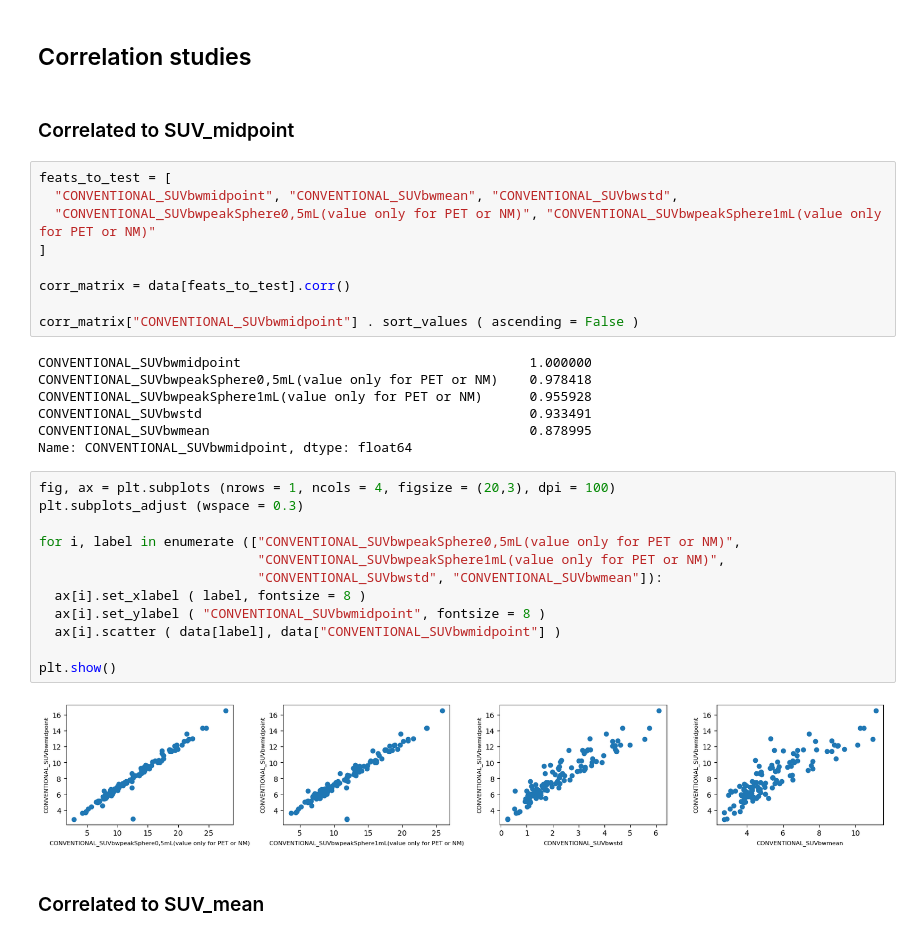
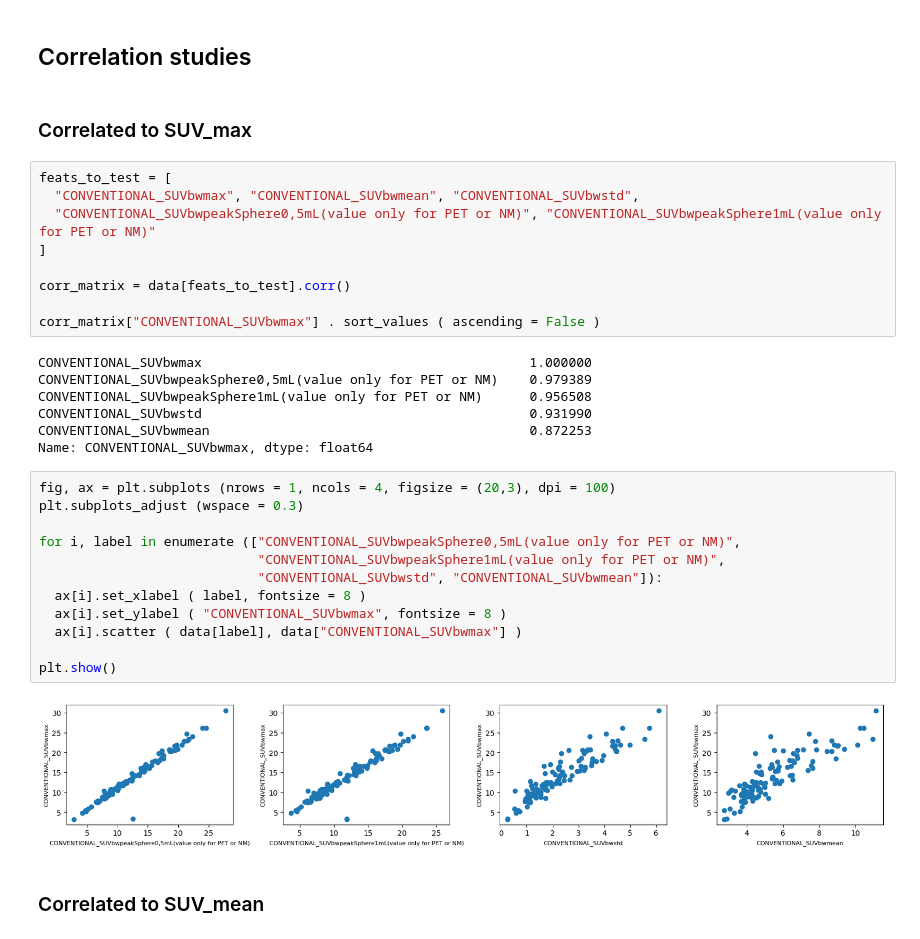
Before and after one commit to harel-coffee/mediastinal-lymphoma-classification-auto, a Jupyter notebook: 2_dataset_reduction.ipynb, the cells around one changed output. Drawn from its saved outputs; the diff is of its cells as text.

```diff
--- a/2_dataset_reduction.ipynb
+++ b/2_dataset_reduction.ipynb
@@ -25,37 +25,37 @@ with open (file_path, "rb") as file:
 # %% [markdown]
 ## Correlation studies
 # %% [markdown]
-### Correlated to SUV_midpoint
+### Correlated to SUV_max
 # %%
 feats_to_test = [
-  "CONVENTIONAL_SUVbwmidpoint", "CONVENTIONAL_SUVbwmean", "CONVENTIONAL_SUVbwstd",
+  "CONVENTIONAL_SUVbwmax", "CONVENTIONAL_SUVbwmean", "CONVENTIONAL_SUVbwstd",
   "CONVENTIONAL_SUVbwpeakSphere0,5mL(value only for PET or NM)", "CONVENTIONAL_SUVbwpeakSphere1mL(value only for PET or NM)"
 ]
 
 corr_matrix = data[feats_to_test].corr()
 
-corr_matrix["CONVENTIONAL_SUVbwmidpoint"] . sort_values ( ascending = False )
+corr_matrix["CONVENTIONAL_SUVbwmax"] . sort_values ( ascending = False )
 # %% [output]
-CONVENTIONAL_SUVbwmidpoint                                     1.000000
-CONVENTIONAL_SUVbwpeakSphere0,5mL(value only for PET or NM)    0.978418
-CONVENTIONAL_SUVbwpeakSphere1mL(value only for PET or NM)      0.955928
-CONVENTIONAL_SUVbwstd                                          0.933491
-CONVENTIONAL_SUVbwmean                                         0.878995
-Name: CONVENTIONAL_SUVbwmidpoint, dtype: float64
+CONVENTIONAL_SUVbwmax                                          1.000000
+CONVENTIONAL_SUVbwpeakSphere0,5mL(value only for PET or NM)    0.979389
+CONVENTIONAL_SUVbwpeakSphere1mL(value only for PET or NM)      0.956508
+CONVENTIONAL_SUVbwstd                                          0.931990
+CONVENTIONAL_SUVbwmean                                         0.872253
+Name: CONVENTIONAL_SUVbwmax, dtype: float64
 # %%
 fig, ax = plt.subplots (nrows = 1, ncols = 4, figsize = (20,3), dpi = 100)
 plt.subplots_adjust (wspace = 0.3)
 
 for i, label in enumerate (["CONVENTIONAL_SUVbwpeakSphere0,5mL(value only for PET or NM)",
                             "CONVENTIONAL_SUVbwpeakSphere1mL(value only for PET or NM)",
                             "CONVENTIONAL_SUVbwstd", "CONVENTIONAL_SUVbwmean"]):
   ax[i].set_xlabel ( label, fontsize = 8 )
-  ax[i].set_ylabel ( "CONVENTIONAL_SUVbwmidpoint", fontsize = 8 )
-  ax[i].scatter ( data[label], data["CONVENTIONAL_SUVbwmidpoint"] )
+  ax[i].set_ylabel ( "CONVENTIONAL_SUVbwmax", fontsize = 8 )
+  ax[i].scatter ( data[label], data["CONVENTIONAL_SUVbwmax"] )
 
 plt.show()
 # %% [output]
-[figure, old version]
+[figure, new version]
 # %% [markdown]
 ### Correlated to SUV_mean
 # %%
```
Also changed, not shown: parts of 1 cell of this notebook, 1 other file.
